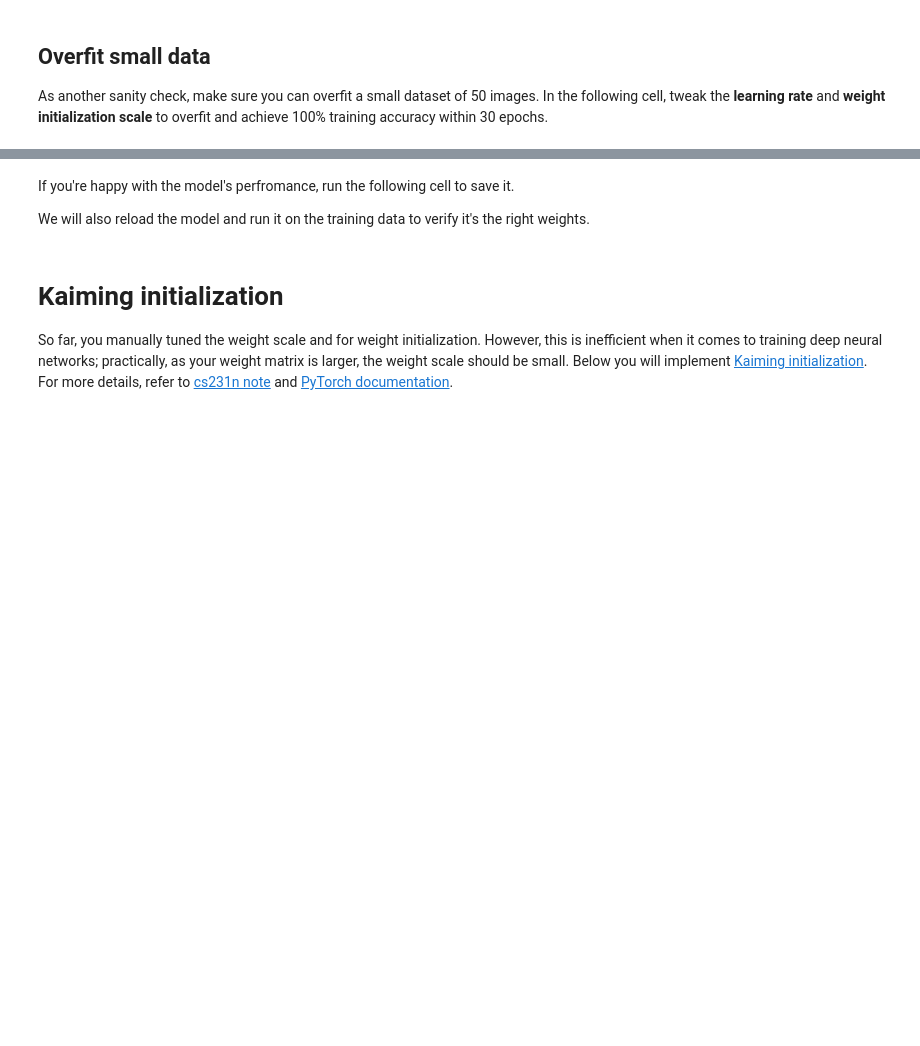
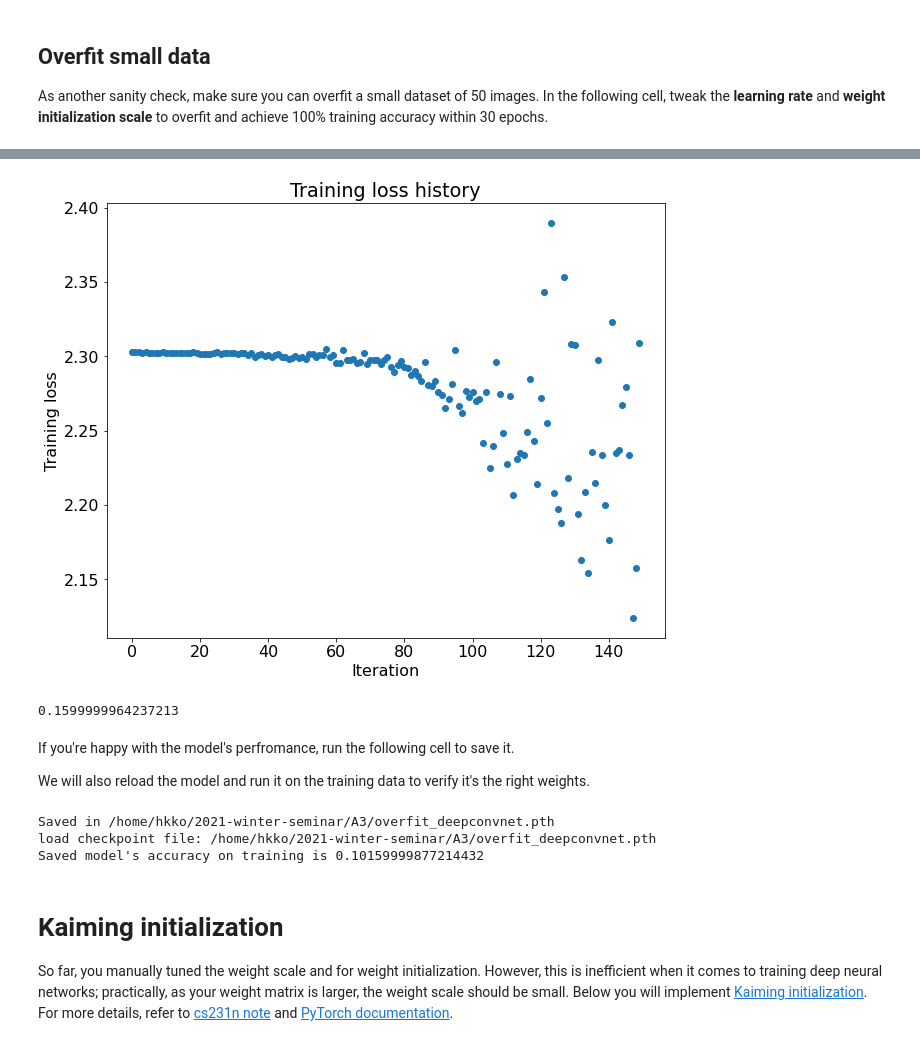
Before and after one commit to hyungkwonko/2021-winter-seminar, a Jupyter notebook: A3/convolutional_networks.ipynb, the cells around one changed output, grey strips where cells are left out. Drawn from its saved outputs; the diff is of its cells as text; code cells hidden in the pictures; blank space fills up the shorter version.

```diff
--- a/A3/convolutional_networks.ipynb
+++ b/A3/convolutional_networks.ipynb
@@ -800,7 +957,7 @@ weight_scale, learning_rate = find_overfit_parameters()
 model = DeepConvNet(input_dims=input_dims, num_classes=10,
                     num_filters=[8, 16, 32, 64],
                     max_pools=[0, 1, 2, 3],
-                    reg=1e-5, weight_scale=weight_scale, dtype=torch.float32, device='cuda')
+                    reg=1e-5, weight_scale=weight_scale, dtype=torch.float64, device='cuda')
 solver = Solver(model, small_data,
                 print_every=10, num_epochs=30, batch_size=10,
                 update_rule=adam,
@@ -822,3 +979,4 @@ val_acc = solver.check_accuracy(
                         solver.X_train, solver.y_train, num_samples=solver.num_train_samples
                     )
 print(val_acc)
+# %% [output]
@@ -825,3 +1000,5 @@ print(val_acc)
+[figure, added]
+0.1599999964237213
 # %% [markdown]
 If you're happy with the model's perfromance, run the following cell to save it.
 
@@ -835,6 +1012,7 @@ model = DeepConvNet(input_dims=input_dims, num_classes=10,
                     num_filters=[8, 16, 32, 64],
                     max_pools=[0, 1, 2, 3],
                     reg=1e-5, weight_scale=weight_scale, dtype=torch.float32, device='cuda')
+
 solver = Solver(model, small_data,
                 print_every=10, num_epochs=30, batch_size=10,
                 update_rule=adam,
@@ -851,6 +1029,10 @@ solver.model.load(path, dtype=torch.float32, device='cuda')
 # Evaluate on validation set
 accuracy = solver.check_accuracy(small_data['X_train'], small_data['y_train'])
 print(f"Saved model's accuracy on training is {accuracy}")
+# %% [output]
+Saved in /home/hkko/2021-winter-seminar/A3/overfit_deepconvnet.pth
+load checkpoint file: /home/hkko/2021-winter-seminar/A3/overfit_deepconvnet.pth
+Saved model's accuracy on training is 0.10159999877214432
 # %% [markdown]
 # Kaiming initialization
 So far, you manually tuned the weight scale and for weight initialization.
```
Also changed, not shown: parts of 37 cells of this notebook, 1 other file.
